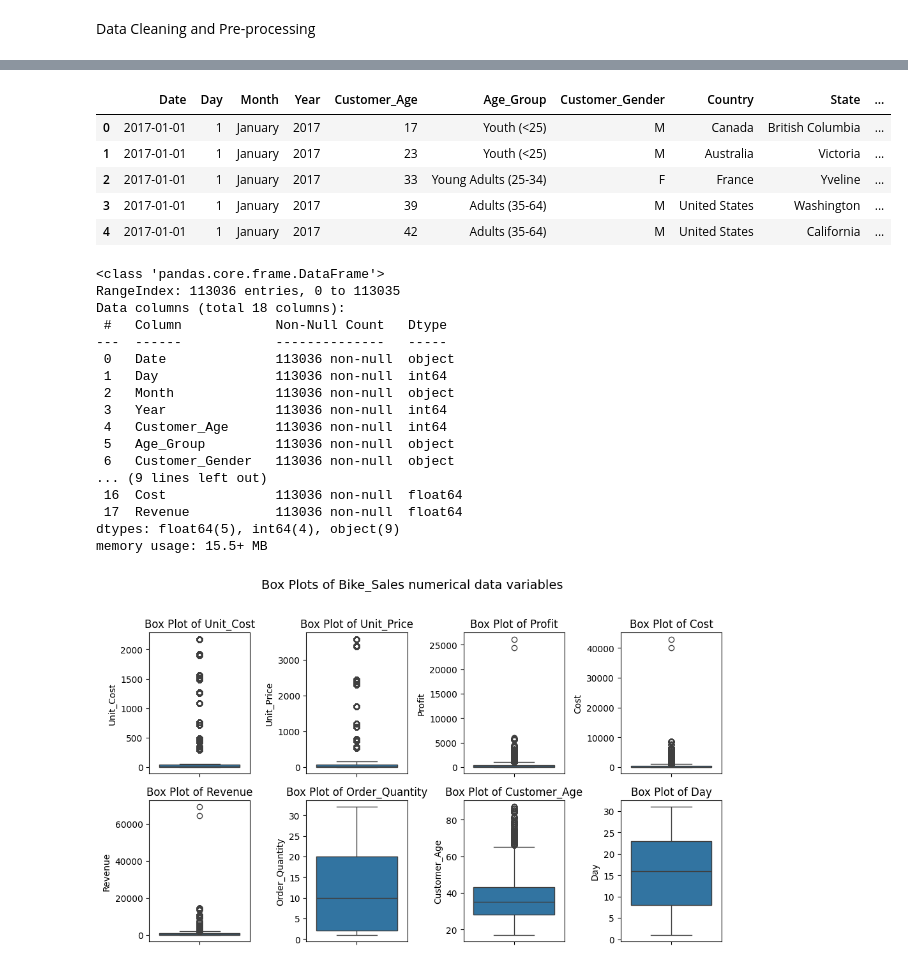
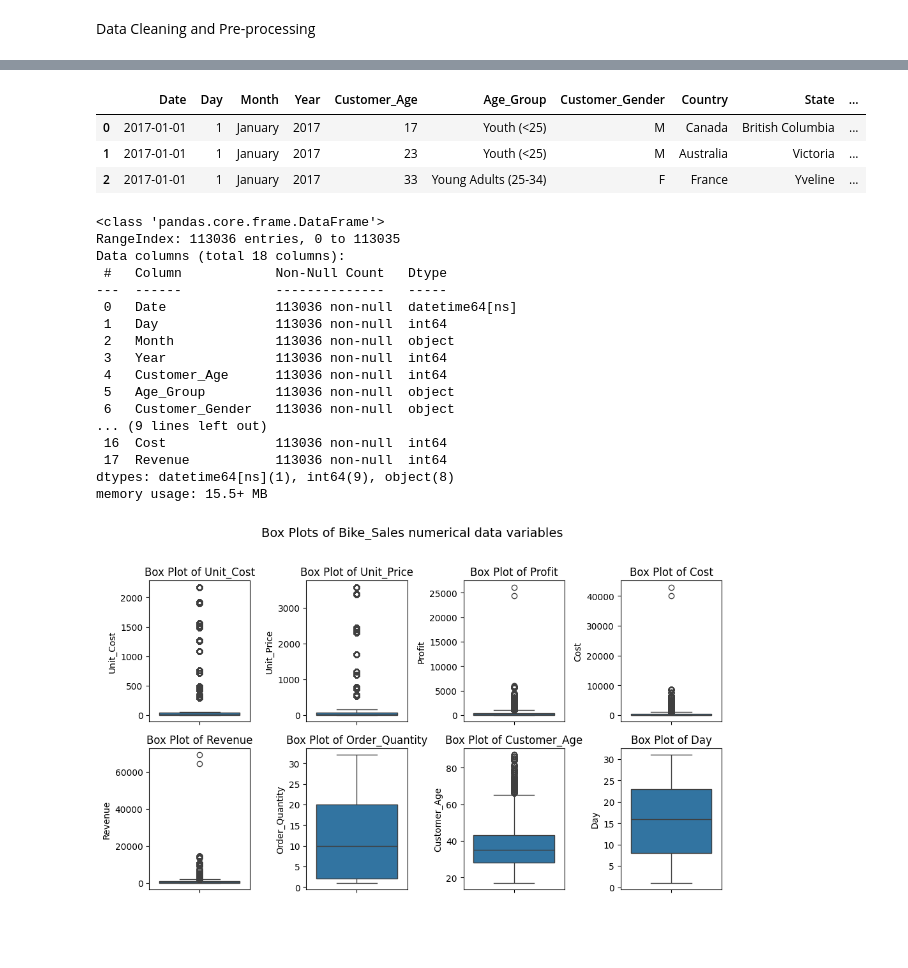
Before and after one commit to ZiriaNantaba/DataMining-Modelling-Analytics, a Jupyter notebook: Exam Ziria Nantaba B26281.ipynb, the cells around one changed output, grey strips where cells are left out. Cells and saved outputs as stored; diff of their text form; code cells hidden in the pictures; blank space fills up the shorter version.

```diff
--- a/Exam Ziria Nantaba B26281.ipynb
+++ b/Exam Ziria Nantaba B26281.ipynb
@@ -27,7 +27,7 @@ with warnings.catch_warnings():
     warnings.filterwarnings("ignore")
 # %%
 # Loading the dataset "Bike_Sales.xlsx" file into a pandas DataFrame
-bike_sales = pd.read_excel("Bike_Sales.xlsx")
+bike_sales = pd.read_excel("bike_Sales.xlsx")
 # %% [markdown]
 Data Exploration
 # %%
@@ -121,14 +112,12 @@ bike_sales['Profit'] = bike_sales['Profit'].apply(clean_currency)
 bike_sales['Cost'] = bike_sales['Cost'].apply(clean_currency)
 bike_sales['Revenue'] = bike_sales['Revenue'].apply(clean_currency)
 # %%
-bike_sales.head()
+bike_sales.head(3)
 # %% [output]
 |  | Date | Day | Month | Year | Customer_Age | Age_Group | Customer_Gender | Country | State | ... |
 | 0 | 2017-01-01 | 1 | January | 2017 | 17 | Youth (<25) | M | Canada | British Columbia | ... |
 | 1 | 2017-01-01 | 1 | January | 2017 | 23 | Youth (<25) | M | Australia | Victoria | ... |
 | 2 | 2017-01-01 | 1 | January | 2017 | 33 | Young Adults (25-34) | F | France | Yveline | ... |
-| 3 | 2017-01-01 | 1 | January | 2017 | 39 | Adults (35-64) | M | United States | Washington | ... |
-| 4 | 2017-01-01 | 1 | January | 2017 | 42 | Adults (35-64) | M | United States | California | ... |
 # %%
 # Removing space from Variable names i.e. Unit_Cost, Unit_Price, Cost and Revenue
 bike_sales.columns = bike_sales.columns.str.replace(" ", "")
@@ -139,7 +128,7 @@ RangeIndex: 113036 entries, 0 to 113035
 Data columns (total 18 columns):
  #   Column            Non-Null Count   Dtype
 ---  ------            --------------   -----
- 0   Date              113036 non-null  object
+ 0   Date              113036 non-null  datetime64[ns]
  1   Day               113036 non-null  int64
  2   Month             113036 non-null  object
  3   Year              113036 non-null  int64
@@ -147,9 +136,9 @@ Data columns (total 18 columns):
  5   Age_Group         113036 non-null  object
  6   Customer_Gender   113036 non-null  object
 ... (9 lines left out)
- 16  Cost              113036 non-null  float64
- 17  Revenue           113036 non-null  float64
-dtypes: float64(5), int64(4), object(9)
+ 16  Cost              113036 non-null  int64
+ 17  Revenue           113036 non-null  int64
+dtypes: datetime64[ns](1), int64(9), object(8)
 memory usage: 15.5+ MB
 # %%
 # Identifying outliers in the variables
```
Also changed, not shown: parts of 21 cells of this notebook.
